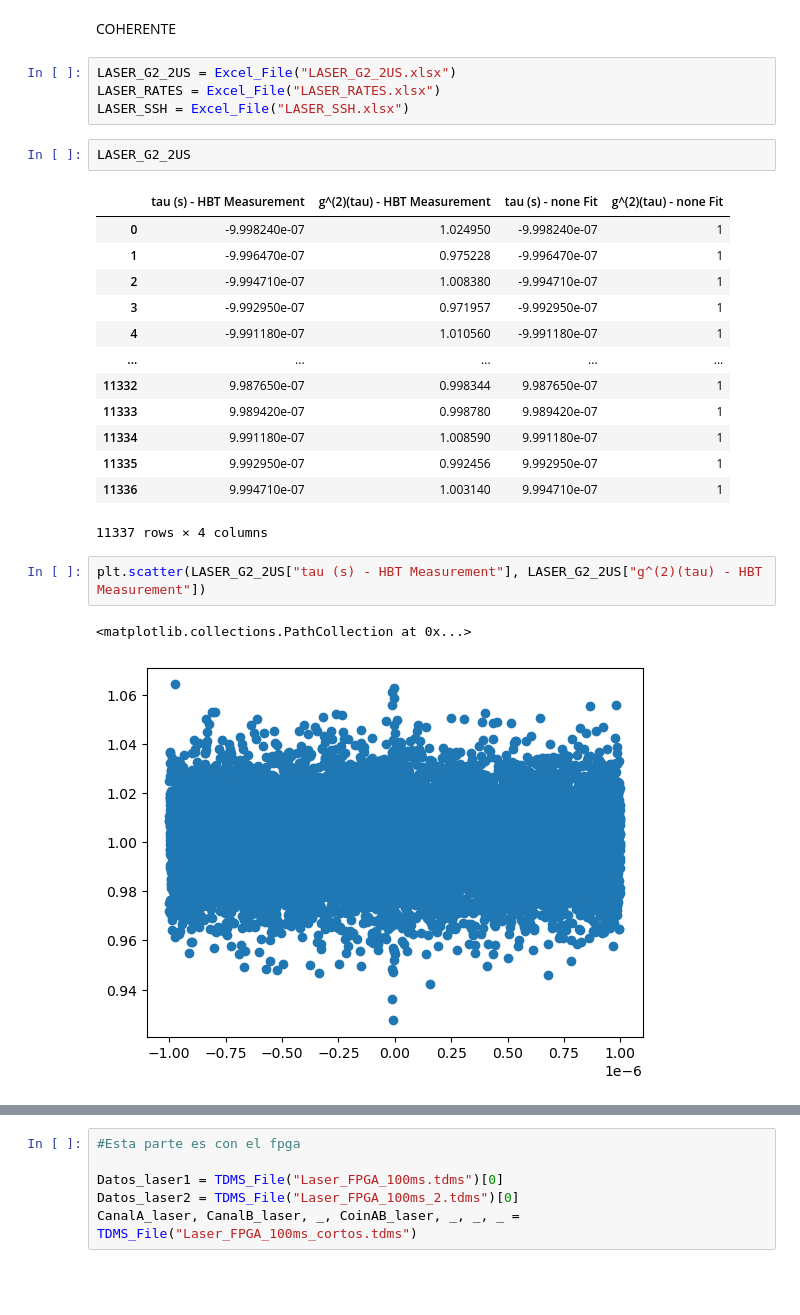
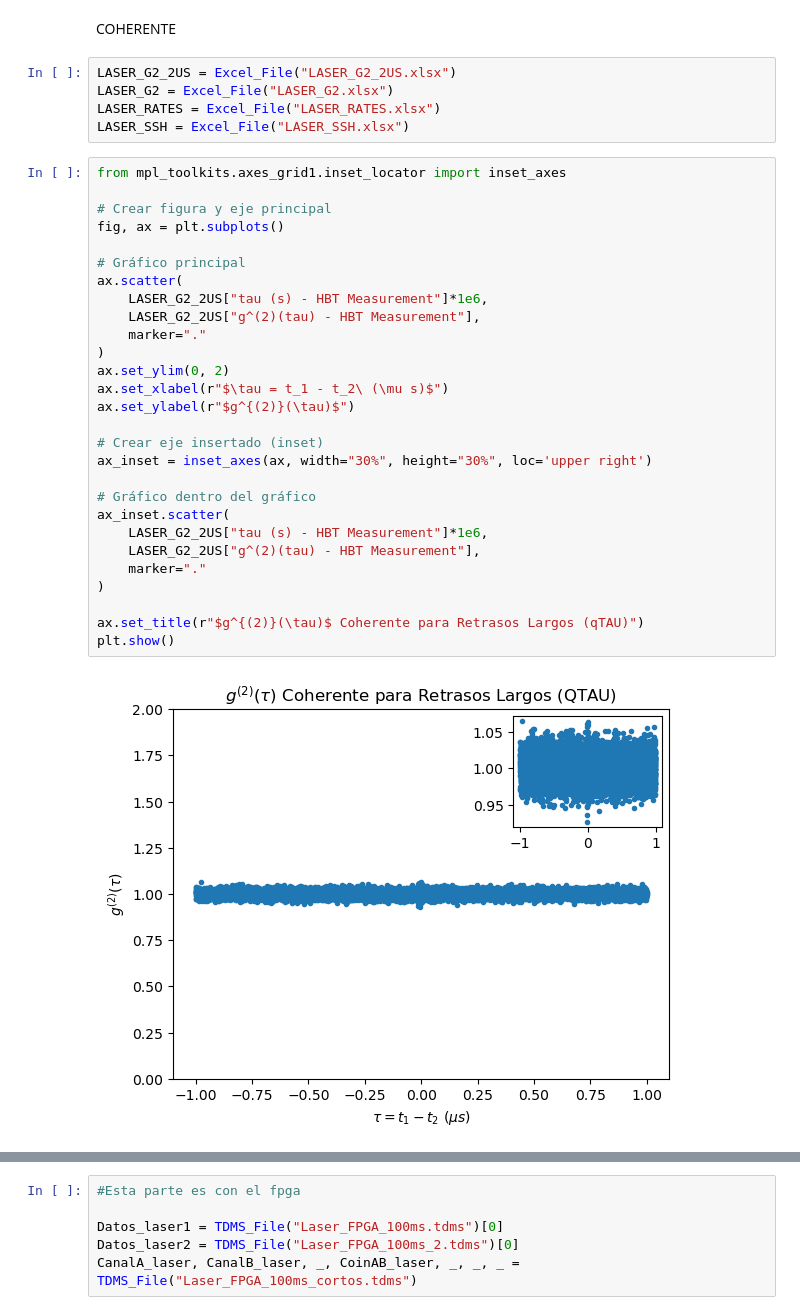
Before and after one commit to ThomasAnkhe/Quantum_Optics_Lab, a Jupyter notebook: 4.Correlation_function/Medicion_g(2).ipynb, the cells around one changed output, grey strips where cells are left out. Drawn from its saved outputs; the diff is of its cells as text; blank space fills up the shorter version.

```diff
--- a/4.Correlation_function/Medicion_g(2).ipynb
+++ b/4.Correlation_function/Medicion_g(2).ipynb
@@ -53,26 +53,36 @@ def Excel_File(file_path):
 COHERENTE
 # %%
 LASER_G2_2US = Excel_File("LASER_G2_2US.xlsx")
+LASER_G2 = Excel_File("LASER_G2.xlsx")
 LASER_RATES = Excel_File("LASER_RATES.xlsx")
 LASER_SSH = Excel_File("LASER_SSH.xlsx")
-# %%
-LASER_G2_2US
-# %% [output]
-|  | tau (s) - HBT Measurement | g^(2)(tau) - HBT Measurement | tau (s) - none Fit | g^(2)(tau) - none Fit |
-| 0 | -9.998240e-07 | 1.024950 | -9.998240e-07 | 1 |
-| 1 | -9.996470e-07 | 0.975228 | -9.996470e-07 | 1 |
-| 2 | -9.994710e-07 | 1.008380 | -9.994710e-07 | 1 |
-| 3 | -9.992950e-07 | 0.971957 | -9.992950e-07 | 1 |
-| 4 | -9.991180e-07 | 1.010560 | -9.991180e-07 | 1 |
-| ... | ... | ... | ... | ... |
-| 11332 | 9.987650e-07 | 0.998344 | 9.987650e-07 | 1 |
-| 11333 | 9.989420e-07 | 0.998780 | 9.989420e-07 | 1 |
-| 11334 | 9.991180e-07 | 1.008590 | 9.991180e-07 | 1 |
-| 11335 | 9.992950e-07 | 0.992456 | 9.992950e-07 | 1 |
-| 11336 | 9.994710e-07 | 1.003140 | 9.994710e-07 | 1 |
-11337 rows × 4 columns
 # %%
-plt.scatter(LASER_G2_2US["tau (s) - HBT Measurement"], LASER_G2_2US["g^(2)(tau) - HBT Measurement"])
+from mpl_toolkits.axes_grid1.inset_locator import inset_axes
+
+# Crear figura y eje principal
+fig, ax = plt.subplots()
+
+# Gráfico principal
+ax.scatter(
+    LASER_G2_2US["tau (s) - HBT Measurement"]*1e6,
+    LASER_G2_2US["g^(2)(tau) - HBT Measurement"],
+    marker="."
+)
+ax.set_ylim(0, 2)
+ax.set_xlabel(r"$\tau = t_1 - t_2\ (\mu s)$")
+ax.set_ylabel(r"$g^{(2)}(\tau)$")
+
+# Crear eje insertado (inset)
+ax_inset = inset_axes(ax, width="30%", height="30%", loc='upper right')
+
+# Gráfico dentro del gráfico
+ax_inset.scatter(
+    LASER_G2_2US["tau (s) - HBT Measurement"]*1e6,
+    LASER_G2_2US["g^(2)(tau) - HBT Measurement"],
+    marker="."
+)
+
+ax.set_title(r"$g^{(2)}(\tau)$ Coherente para Retrasos Largos (qTAU)")
+plt.show()
 # %% [output]
-<matplotlib.collections.PathCollection at 0x...>
-[figure, old version]
+[figure, new version]
```
Also changed, not shown: parts of 6 cells of this notebook.
